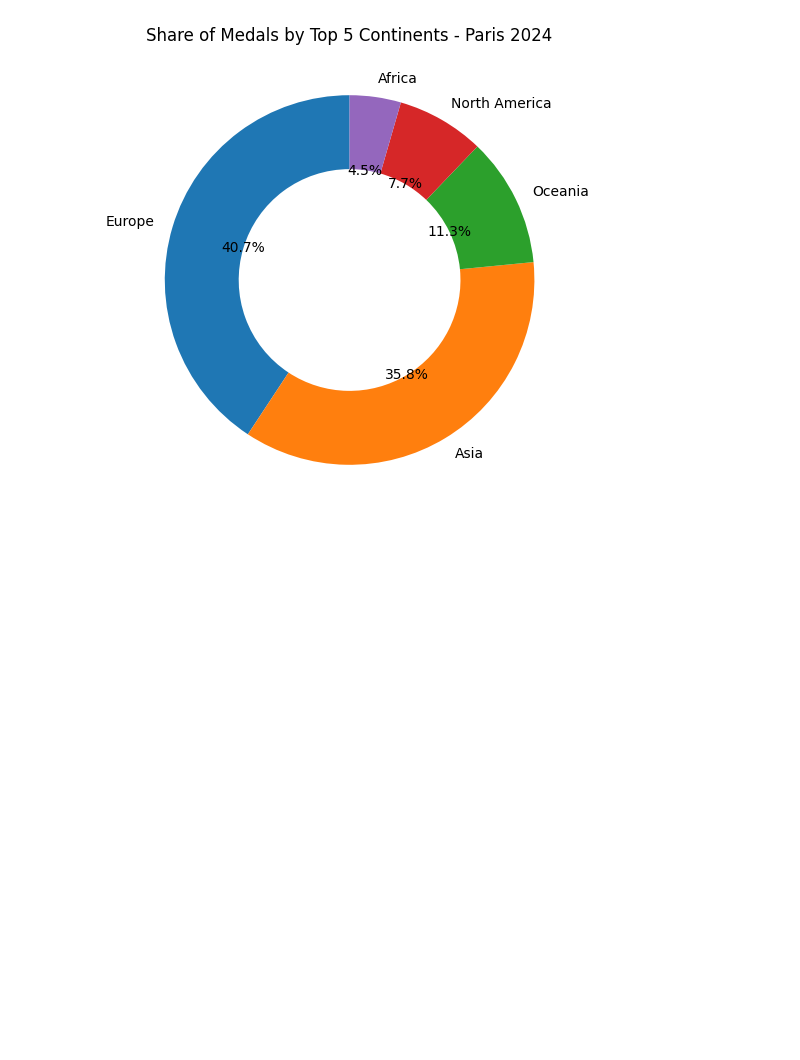
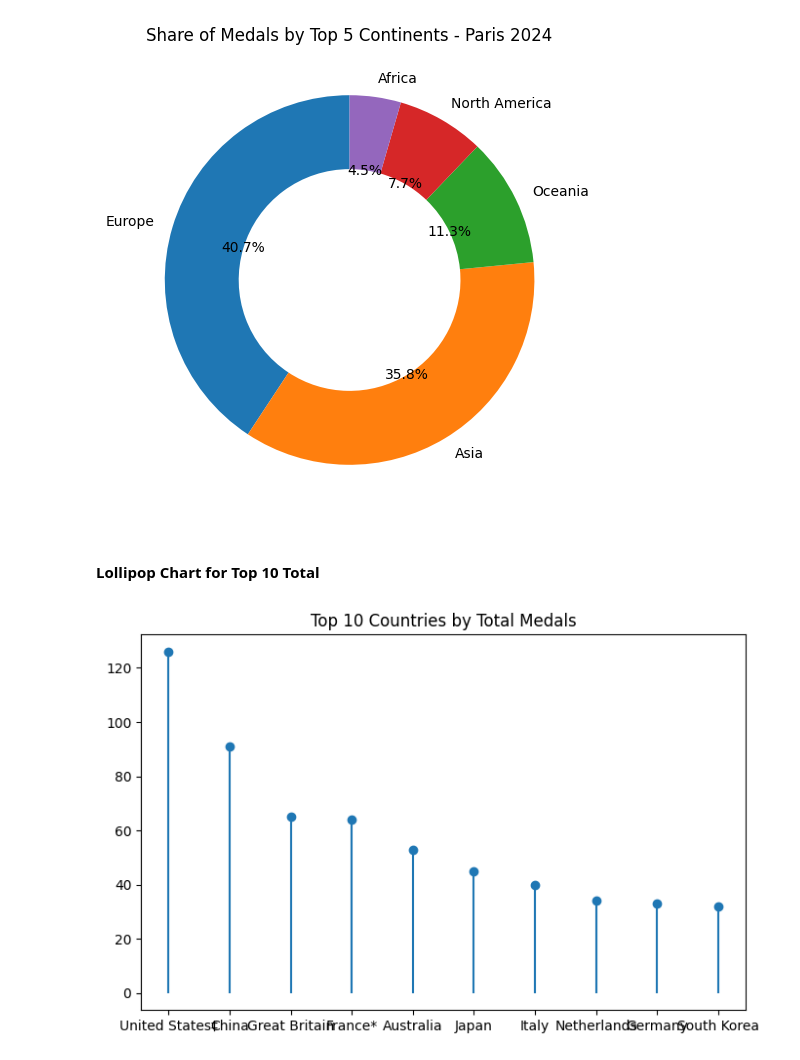
Before and after one commit to thugge254/From-Wikipedia-to-Insights-2024-Olympics-Medal-Data, a Jupyter notebook: web_scraping.ipynb, the cells around one changed output. Cells and saved outputs as stored; diff of their text form; code cells hidden in the pictures; blank space fills up the shorter version.

```diff
--- a/web_scraping.ipynb
+++ b/web_scraping.ipynb
@@ -172,3 +200,13 @@ plt.title("Share of Medals by Top 5 Continents - Paris 2024")
 plt.show()
 # %% [output]
 [figure]
+# %% [markdown]
+#### Lollipop Chart for Top 10 Total
+# %%
+top10_total = df_new.sort_values(by="Total", ascending=False).head(10)
+plt.figure(figsize=(8,5))
+plt.stem(top10_total["NOC"], top10_total["Total"], basefmt=" ")
+plt.title("Top 10 Countries by Total Medals")
+plt.show()
+# %% [output]
+[figure, added]
```
Also changed, not shown: parts of 7 cells of this notebook.
